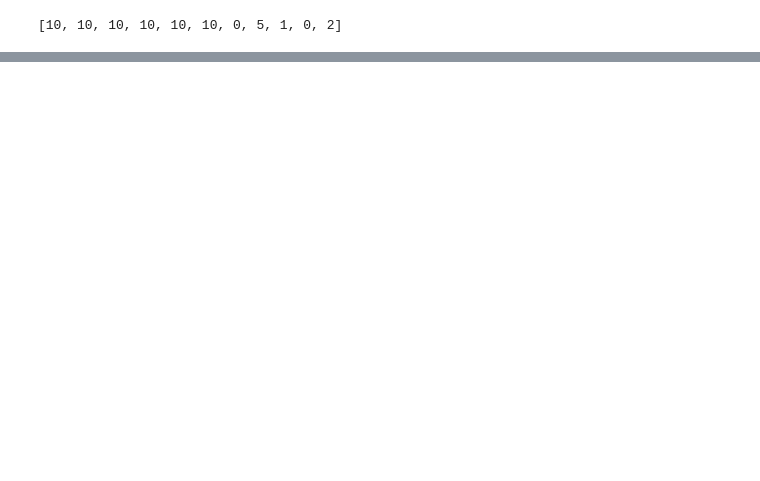
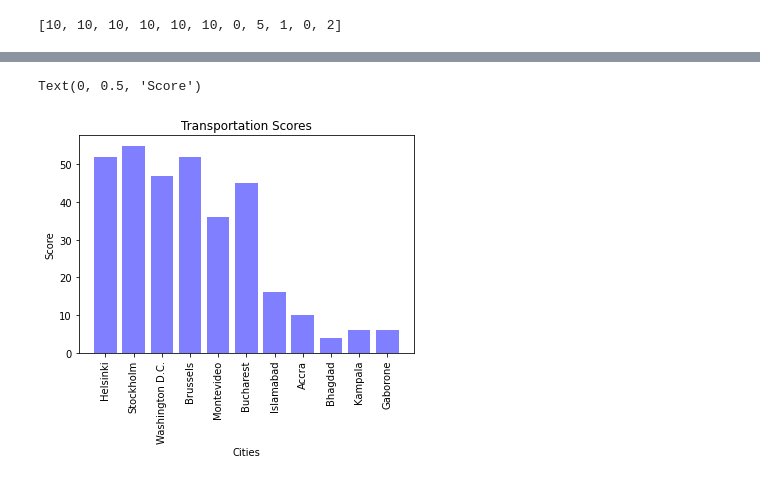
Before and after one commit to jamalabdi100/project1-1, a Jupyter notebook: transportation_comp.ipynb, the cells around one changed output, grey strips where cells are left out. Saved outputs shown, nothing was run; the diff lists cells and outputs as text; code cells hidden in the pictures; blank space fills up the shorter version.

```diff
--- a/transportation_comp.ipynb
+++ b/transportation_comp.ipynb
@@ -203,0 +206,14 @@ transportation_data_df
+# %%
+transportation_score = transportation_data_df["Total"]
+x_cities = transportation_data_df["Cities"]
+# life_choices = world_happiness_df["Freedom to make life choices"]
+plt.bar(x_cities,transportation_score,color="b",alpha=0.5,align="center")
+# plt.plot(x_cities,city_area,color="y",label="City Area (miles^)")
+# plt.legend(loc="upper right")
+plt.xticks(rotation=90)
+plt.title("Transportation Scores")
+plt.xlabel("Cities")
+plt.ylabel("Score")
+# %% [output]
+Text(0, 0.5, 'Score')
+[figure, added]
```
Also changed, not shown: parts of 9 cells of this notebook.
